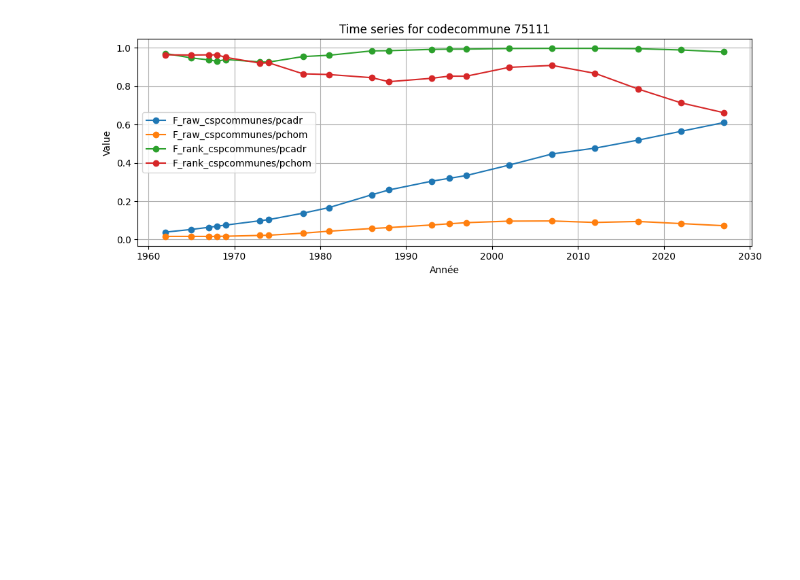
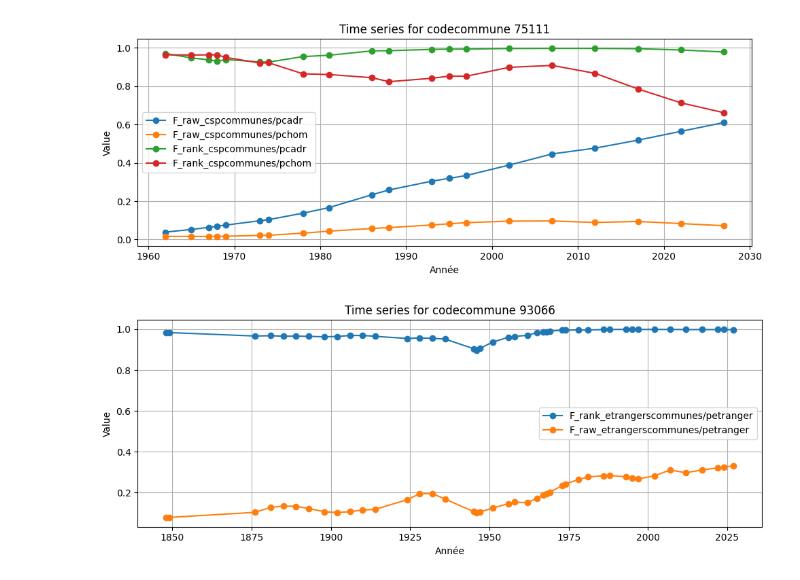
Before and after one commit to artmanceau/electera, a Jupyter notebook: notebooks/experiments/data_check.ipynb, the cells around one changed output. Saved outputs shown, nothing was run; the diff lists cells and outputs as text; code cells hidden in the pictures; blank space fills up the shorter version.

```diff
--- a/notebooks/experiments/data_check.ipynb
+++ b/notebooks/experiments/data_check.ipynb
@@ -310,3 +310,12 @@ plot_ts(
 )
 # %% [output]
 [figure]
+# %%
+# Saint-Denis
+plot_ts(
+    data,
+    codecommune="93066",
+    features=['F_rank_etrangerscommunes/petranger', 'F_raw_etrangerscommunes/petranger']
+)
+# %% [output]
+[figure, added]
```
Also changed, not shown: parts of 3 cells of this notebook, 4 other files.
